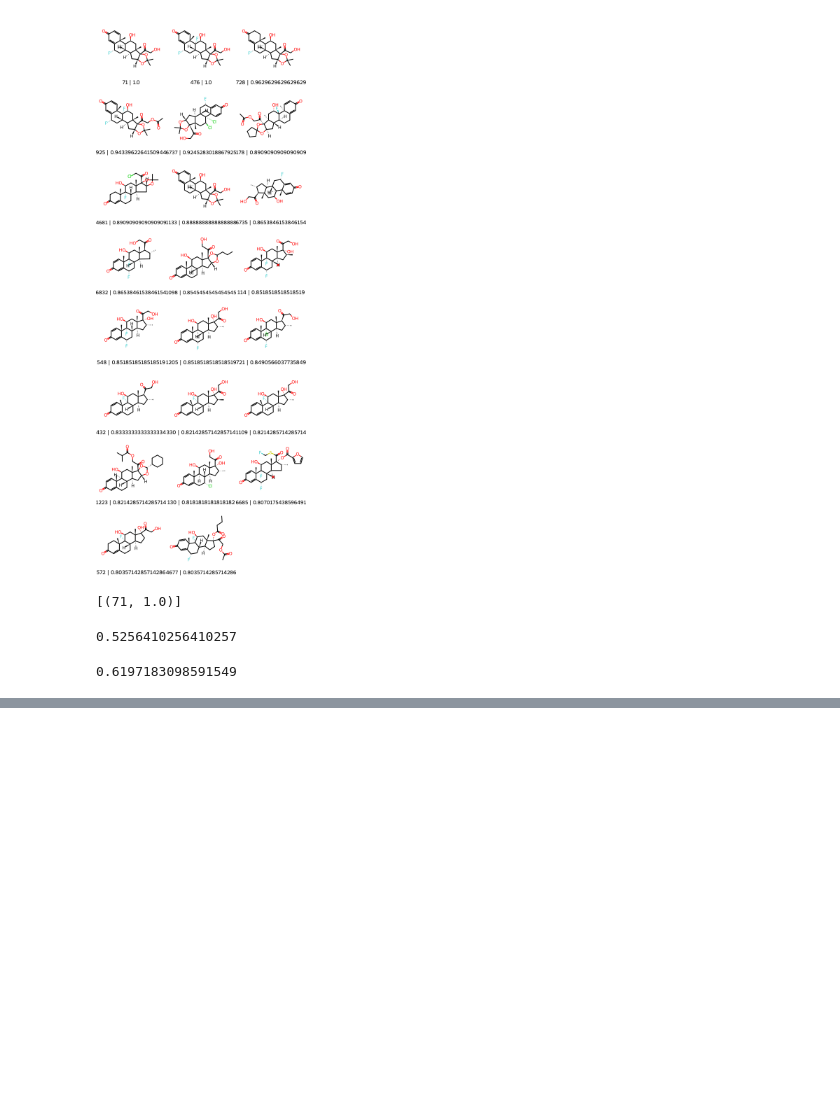
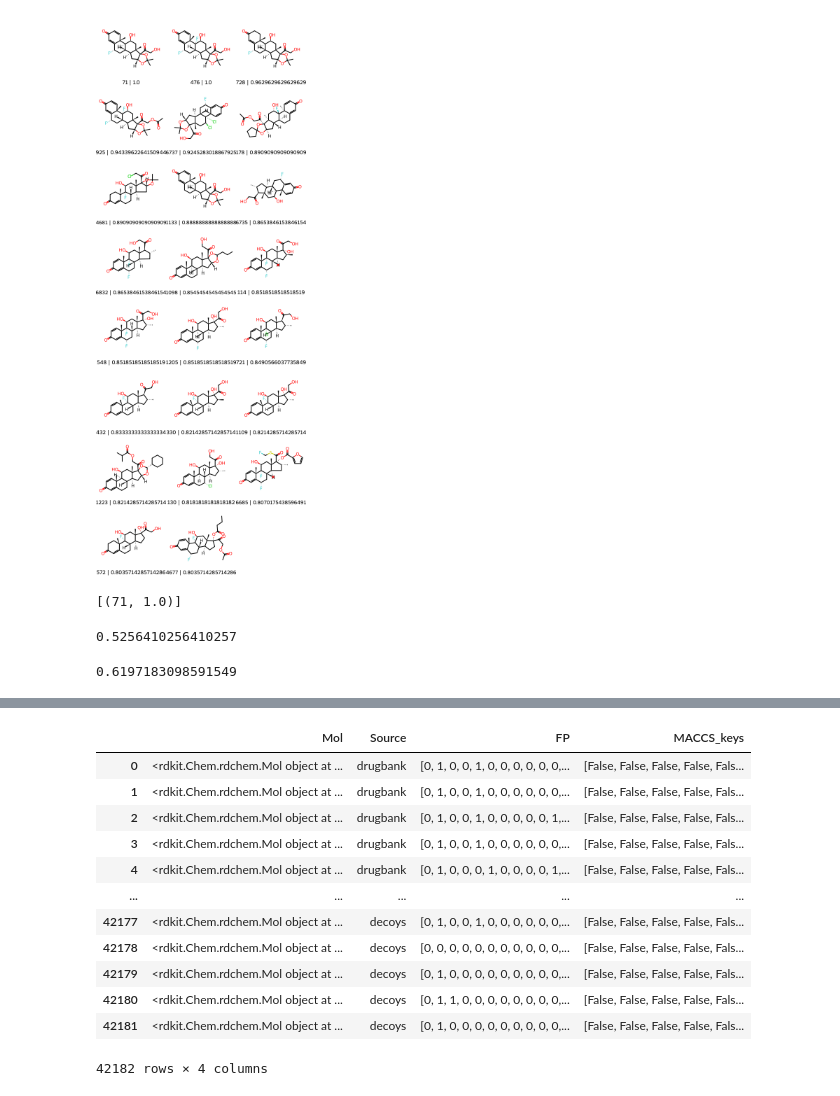
Before and after one commit to lich-uct/cdd2023, a Jupyter notebook: fulopj/jp_ntb/cdd_8.ipynb, the cells around one changed output, grey strips where cells are left out. Cells and saved outputs as stored; diff of their text form; code cells hidden in the pictures; blank space fills up the shorter version.

```diff
--- a/fulopj/jp_ntb/cdd_8.ipynb
+++ b/fulopj/jp_ntb/cdd_8.ipynb
@@ -158,0 +173,12 @@ DataStructs.TanimotoSimilarity(drd3_ligands_ecfp[444], drugs_ecfp[6737])
+# %%
+# load dataset
+suppl = Chem.SDMolSupplier("../data/drugbank.sdf")
+drug_bank = [[mol, 'drugbank'] for mol in suppl if mol]
+
+with gzip.open("../data/actives_final.sdf.gz") as sdf:
+    supp_actives = Chem.ForwardSDMolSupplier(sdf)
+    actives = [[mol, 'acives'] for mol in supp_actives if mol]
+
+with gzip.open("../data/decoys_final.sdf.gz") as sdf:
+    supp_decoys = Chem.ForwardSDMolSupplier(sdf)
+    decoys = [[mol, 'decoys'] for mol in supp_decoys if mol]
@@ -158,0 +227,17 @@ DataStructs.TanimotoSimilarity(drd3_ligands_ecfp[444], drugs_ecfp[6737])
+# %%
+df['MACCS_keys'] = df['Mol'].apply(lambda x: [bool(y) for y in MACCSkeys.GenMACCSKeys(x)])
+df
+# %% [output]
+|  | Mol | Source | FP | MACCS_keys |
+| 0 | <rdkit.Chem.rdchem.Mol object at ... | drugbank | [0, 1, 0, 0, 1, 0, 0, 0, 0, 0, 0,... | [False, False, False, False, Fals... |
+| 1 | <rdkit.Chem.rdchem.Mol object at ... | drugbank | [0, 1, 0, 0, 1, 0, 0, 0, 0, 0, 0,... | [False, False, False, False, Fals... |
+| 2 | <rdkit.Chem.rdchem.Mol object at ... | drugbank | [0, 1, 0, 0, 1, 0, 0, 0, 0, 0, 1,... | [False, False, False, False, Fals... |
+| 3 | <rdkit.Chem.rdchem.Mol object at ... | drugbank | [0, 1, 0, 0, 1, 0, 0, 0, 0, 0, 0,... | [False, False, False, False, Fals... |
+| 4 | <rdkit.Chem.rdchem.Mol object at ... | drugbank | [0, 1, 0, 0, 0, 1, 0, 0, 0, 0, 1,... | [False, False, False, False, Fals... |
+| ... | ... | ... | ... | ... |
+| 42177 | <rdkit.Chem.rdchem.Mol object at ... | decoys | [0, 1, 0, 0, 1, 0, 0, 0, 0, 0, 0,... | [False, False, False, False, Fals... |
+| 42178 | <rdkit.Chem.rdchem.Mol object at ... | decoys | [0, 0, 0, 0, 0, 0, 0, 0, 0, 0, 0,... | [False, False, False, False, Fals... |
+| 42179 | <rdkit.Chem.rdchem.Mol object at ... | decoys | [0, 1, 0, 0, 0, 0, 0, 0, 0, 0, 0,... | [False, False, False, False, Fals... |
+| 42180 | <rdkit.Chem.rdchem.Mol object at ... | decoys | [0, 1, 1, 0, 0, 0, 0, 0, 0, 0, 0,... | [False, False, False, False, Fals... |
+| 42181 | <rdkit.Chem.rdchem.Mol object at ... | decoys | [0, 1, 0, 0, 0, 0, 0, 0, 0, 0, 0,... | [False, False, False, False, Fals... |
+42182 rows × 4 columns
```
Also changed, not shown: parts of 9 cells of this notebook, 1 other file.
